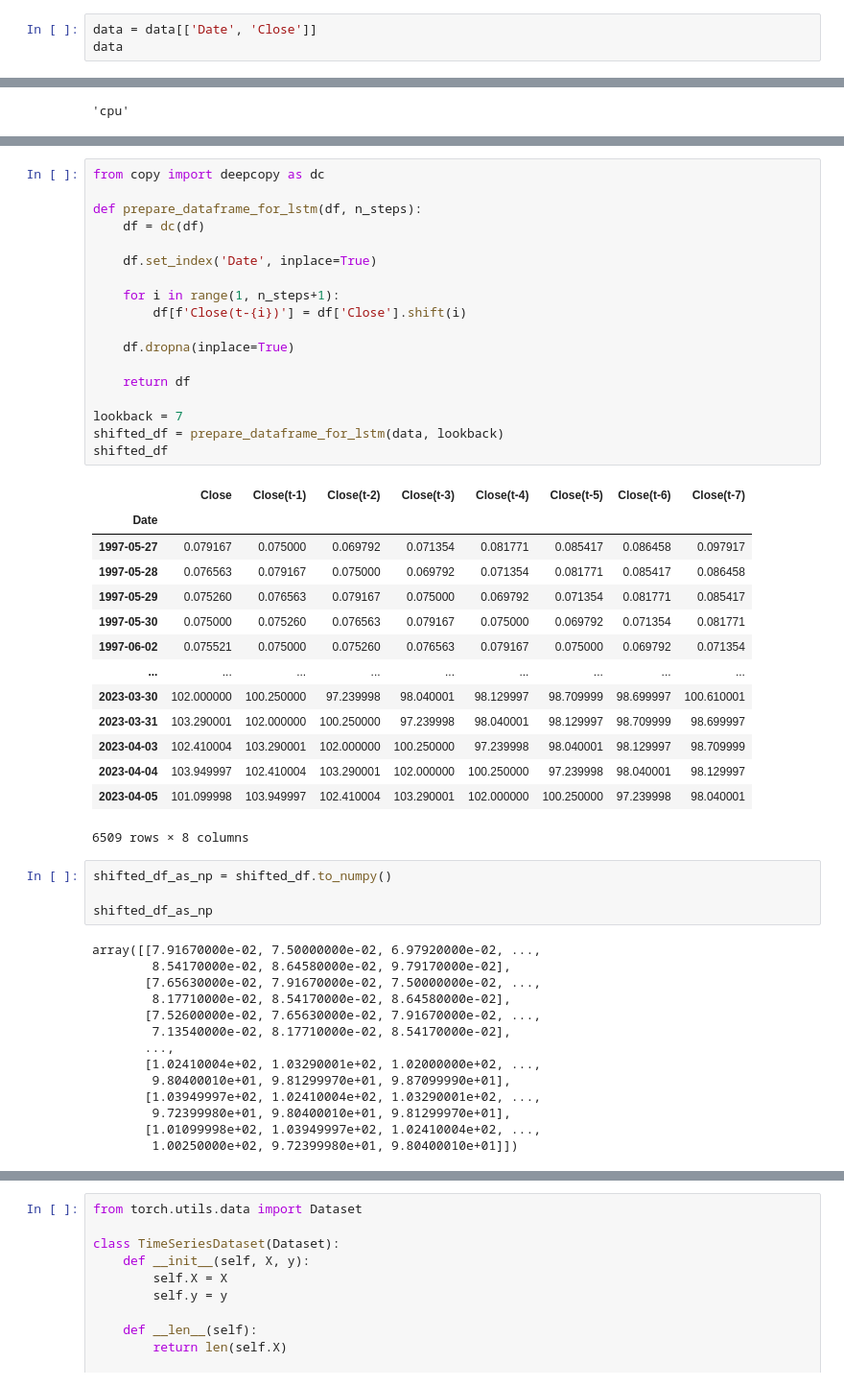
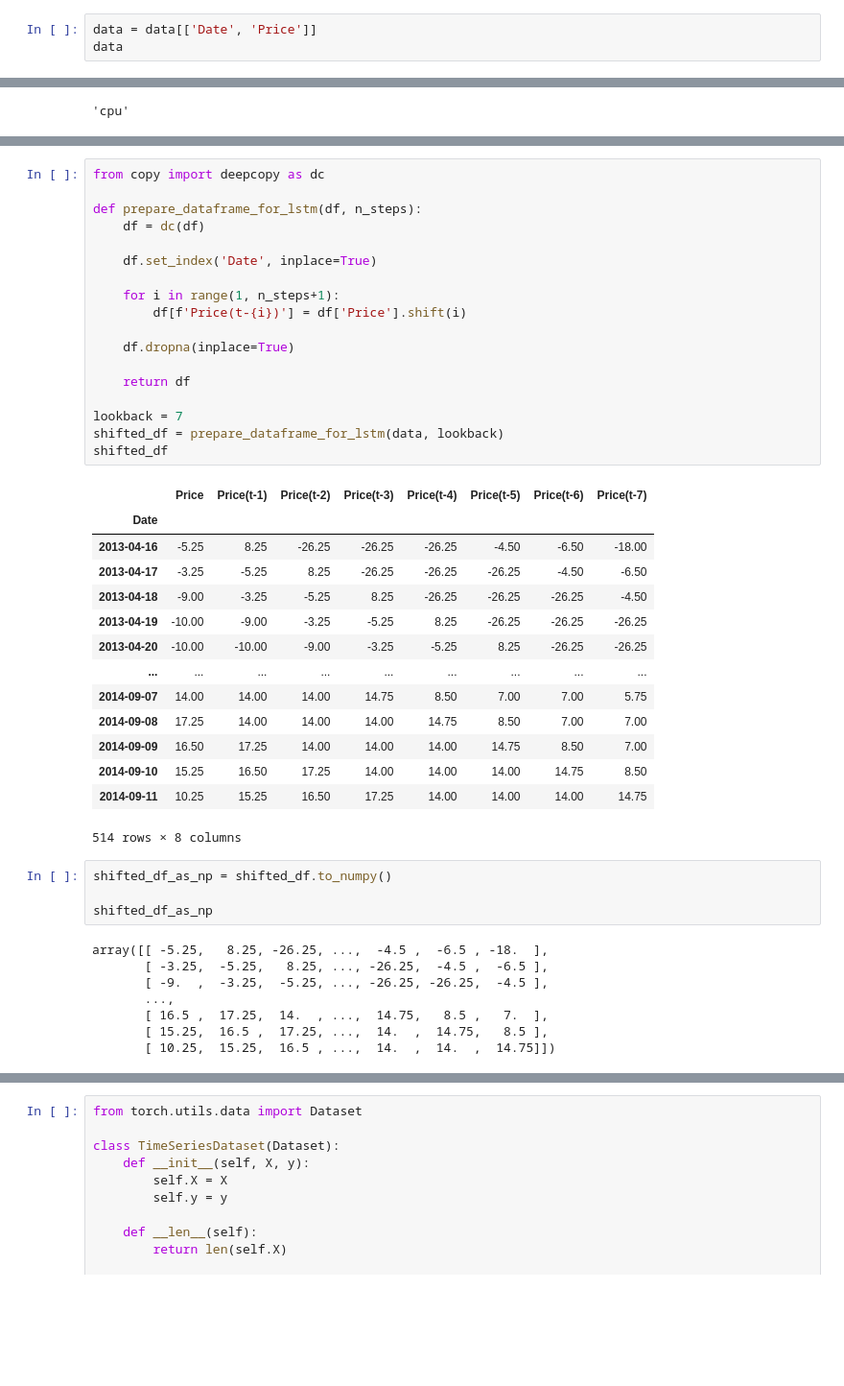
Before and after one commit to anmol201212/TacticalQuant, a Jupyter notebook: Prediction/LSTM_test.ipynb, the cells around one changed output, grey strips where cells are left out. Shown at 96% size. Cells and saved outputs as stored; diff of their text form; blank space fills up the shorter version.

```diff
--- a/Prediction/LSTM_test.ipynb
+++ b/Prediction/LSTM_test.ipynb
@@ -16,4 +28,4 @@ OSError: [WinError 126] The specified module could not be found. Error loading "
 # %%
-data = data[['Date', 'Close']]
+data = data[['Date', 'Price']]
 data
 # %% [output]
@@ -50,54 +57,48 @@ See the caveats in the documentation: https://pandas.pydata.org/pandas-docs/stab
 # %%
 from copy import deepcopy as dc
 
 def prepare_dataframe_for_lstm(df, n_steps):
     df = dc(df)
 
     df.set_index('Date', inplace=True)
 
     for i in range(1, n_steps+1):
-        df[f'Close(t-{i})'] = df['Close'].shift(i)
+        df[f'Price(t-{i})'] = df['Price'].shift(i)
 
     df.dropna(inplace=True)
 
     return df
 
 lookback = 7
 shifted_df = prepare_dataframe_for_lstm(data, lookback)
 shifted_df
 # %% [output]
-|  | Close | Close(t-1) | Close(t-2) | Close(t-3) | Close(t-4) | Close(t-5) | Close(t-6) | Close(t-7) |
+|  | Price | Price(t-1) | Price(t-2) | Price(t-3) | Price(t-4) | Price(t-5) | Price(t-6) | Price(t-7) |
 | Date |  |  |  |  |  |  |  |  |
-| 1997-05-27 | 0.079167 | 0.075000 | 0.069792 | 0.071354 | 0.081771 | 0.085417 | 0.086458 | 0.097917 |
-| 1997-05-28 | 0.076563 | 0.079167 | 0.075000 | 0.069792 | 0.071354 | 0.081771 | 0.085417 | 0.086458 |
-| 1997-05-29 | 0.075260 | 0.076563 | 0.079167 | 0.075000 | 0.069792 | 0.071354 | 0.081771 | 0.085417 |
-| 1997-05-30 | 0.075000 | 0.075260 | 0.076563 | 0.079167 | 0.075000 | 0.069792 | 0.071354 | 0.081771 |
-| 1997-06-02 | 0.075521 | 0.075000 | 0.075260 | 0.076563 | 0.079167 | 0.075000 | 0.069792 | 0.071354 |
+| 2013-04-16 | -5.25 | 8.25 | -26.25 | -26.25 | -26.25 | -4.50 | -6.50 | -18.00 |
+| 2013-04-17 | -3.25 | -5.25 | 8.25 | -26.25 | -26.25 | -26.25 | -4.50 | -6.50 |
+| 2013-04-18 | -9.00 | -3.25 | -5.25 | 8.25 | -26.25 | -26.25 | -26.25 | -4.50 |
+| 2013-04-19 | -10.00 | -9.00 | -3.25 | -5.25 | 8.25 | -26.25 | -26.25 | -26.25 |
+| 2013-04-20 | -10.00 | -10.00 | -9.00 | -3.25 | -5.25 | 8.25 | -26.25 | -26.25 |
 | ... | ... | ... | ... | ... | ... | ... | ... | ... |
-| 2023-03-30 | 102.000000 | 100.250000 | 97.239998 | 98.040001 | 98.129997 | 98.709999 | 98.699997 | 100.610001 |
-| 2023-03-31 | 103.290001 | 102.000000 | 100.250000 | 97.239998 | 98.040001 | 98.129997 | 98.709999 | 98.699997 |
-| 2023-04-03 | 102.410004 | 103.290001 | 102.000000 | 100.250000 | 97.239998 | 98.040001 | 98.129997 | 98.709999 |
-| 2023-04-04 | 103.949997 | 102.410004 | 103.290001 | 102.000000 | 100.250000 | 97.239998 | 98.040001 | 98.129997 |
-| 2023-04-05 | 101.099998 | 103.949997 | 102.410004 | 103.290001 | 102.000000 | 100.250000 | 97.239998 | 98.040001 |
+| 2014-09-07 | 14.00 | 14.00 | 14.00 | 14.75 | 8.50 | 7.00 | 7.00 | 5.75 |
+| 2014-09-08 | 17.25 | 14.00 | 14.00 | 14.00 | 14.75 | 8.50 | 7.00 | 7.00 |
+| 2014-09-09 | 16.50 | 17.25 | 14.00 | 14.00 | 14.00 | 14.75 | 8.50 | 7.00 |
+| 2014-09-10 | 15.25 | 16.50 | 17.25 | 14.00 | 14.00 | 14.00 | 14.75 | 8.50 |
+| 2014-09-11 | 10.25 | 15.25 | 16.50 | 17.25 | 14.00 | 14.00 | 14.00 | 14.75 |
-6509 rows × 8 columns
+514 rows × 8 columns
 # %%
 shifted_df_as_np = shifted_df.to_numpy()
 
 shifted_df_as_np
 # %% [output]
-array([[7.91670000e-02, 7.50000000e-02, 6.97920000e-02, ...,
-        8.54170000e-02, 8.64580000e-02, 9.79170000e-02],
-       [7.65630000e-02, 7.91670000e-02, 7.50000000e-02, ...,
-        8.17710000e-02, 8.54170000e-02, 8.64580000e-02],
-       [7.52600000e-02, 7.65630000e-02, 7.91670000e-02, ...,
-        7.13540000e-02, 8.17710000e-02, 8.54170000e-02],
+array([[ -5.25,   8.25, -26.25, ...,  -4.5 ,  -6.5 , -18.  ],
+       [ -3.25,  -5.25,   8.25, ..., -26.25,  -4.5 ,  -6.5 ],
+       [ -9.  ,  -3.25,  -5.25, ..., -26.25, -26.25,  -4.5 ],
        ...,
-       [1.02410004e+02, 1.03290001e+02, 1.02000000e+02, ...,
-        9.80400010e+01, 9.81299970e+01, 9.87099990e+01],
-       [1.03949997e+02, 1.02410004e+02, 1.03290001e+02, ...,
-        9.72399980e+01, 9.80400010e+01, 9.81299970e+01],
-       [1.01099998e+02, 1.03949997e+02, 1.02410004e+02, ...,
-        1.00250000e+02, 9.72399980e+01, 9.80400010e+01]])
+       [ 16.5 ,  17.25,  14.  , ...,  14.75,   8.5 ,   7.  ],
+       [ 15.25,  16.5 ,  17.25, ...,  14.  ,  14.75,   8.5 ],
+       [ 10.25,  15.25,  16.5 , ...,  14.  ,  14.  ,  14.75]])
 # %%
 shifted_df_as_np.shape
 # %% [output]
```
Also changed, not shown: parts of 19 cells of this notebook, 43 other files.
